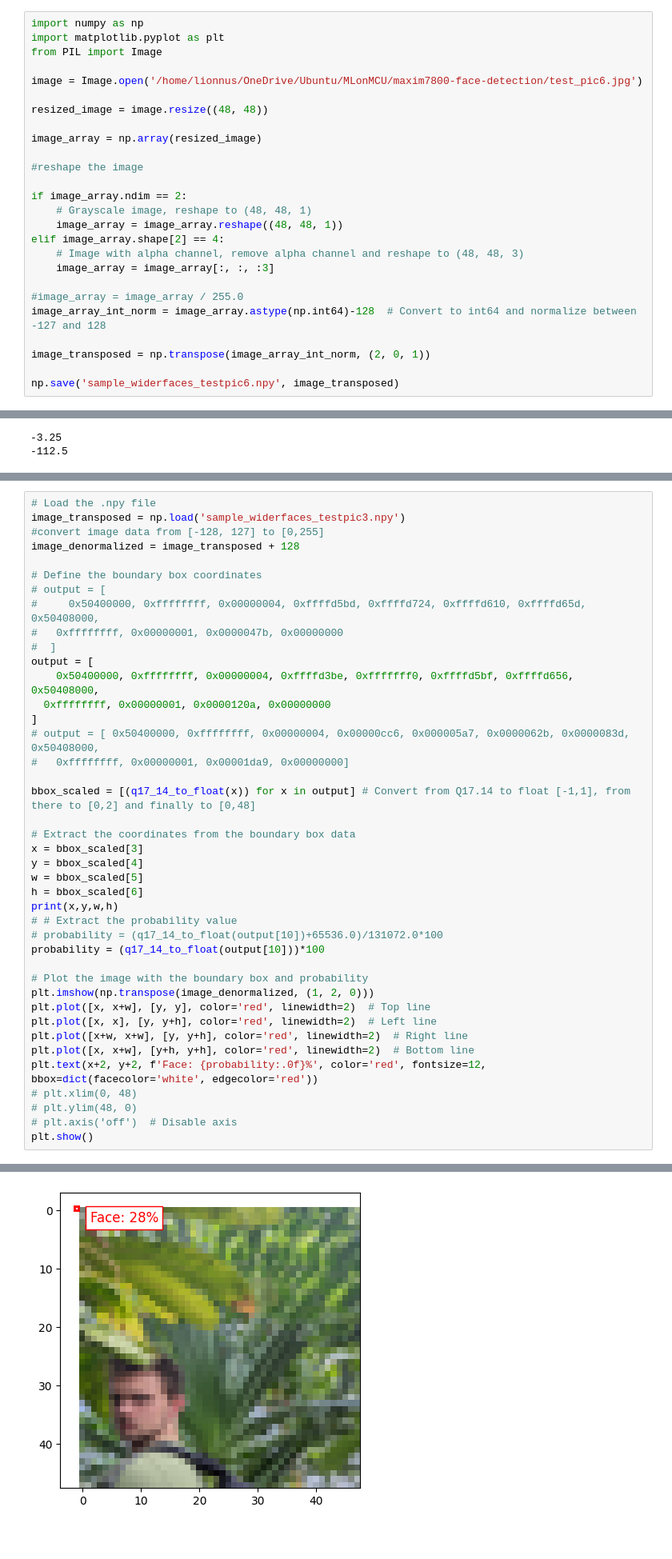
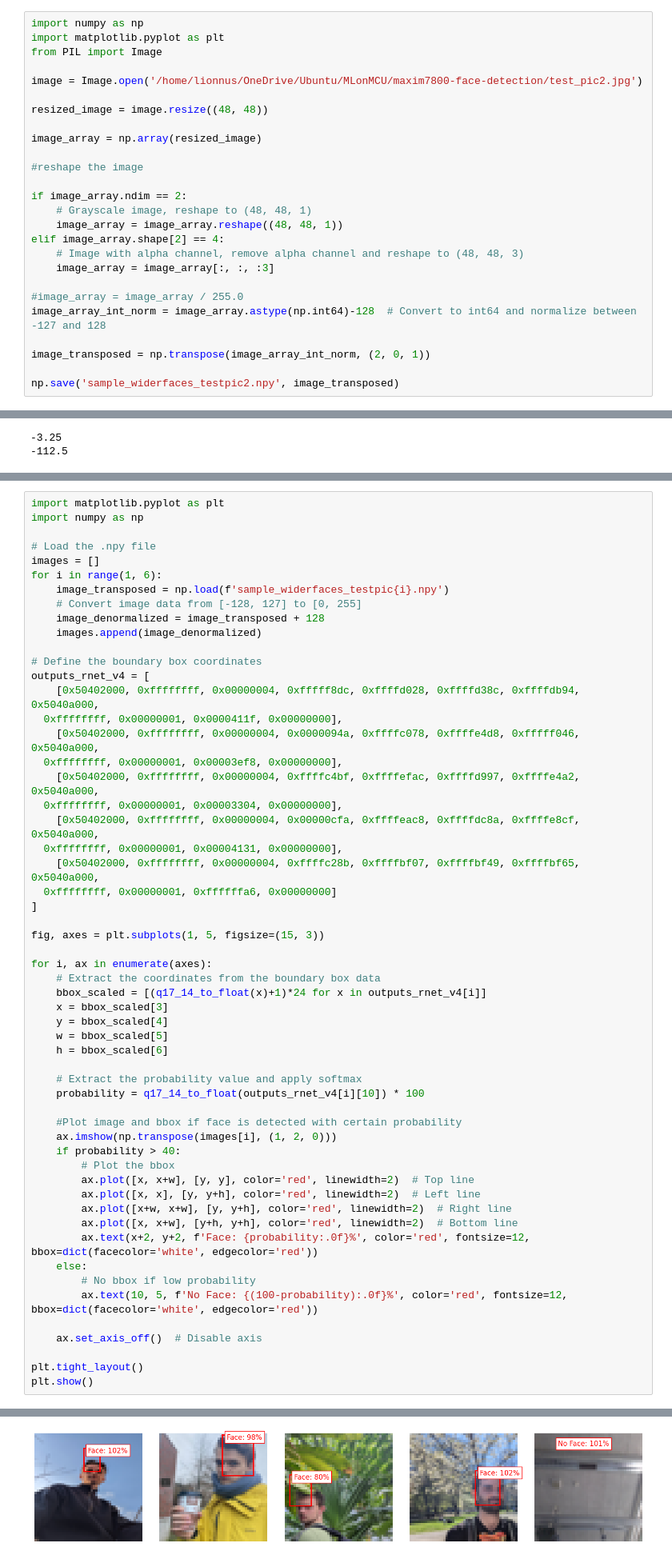
Before and after one commit to lionnus/MAX78000-Face-Detection, a Jupyter notebook: pytorch_face_detection.ipynb, the cells around one changed output, grey strips where cells are left out. Shown: that part at 80% size. Drawn from its saved outputs; the diff is of its cells as text; blank space fills up the shorter version.

```diff
--- a/pytorch_face_detection.ipynb
+++ b/pytorch_face_detection.ipynb
@@ -1969,7 +1969,7 @@ import numpy as np
 import matplotlib.pyplot as plt
 from PIL import Image
 
-image = Image.open('/home/lionnus/OneDrive/Ubuntu/MLonMCU/maxim7800-face-detection/test_pic6.jpg')
+image = Image.open('/home/lionnus/OneDrive/Ubuntu/MLonMCU/maxim7800-face-detection/test_pic2.jpg')
 
 resized_image = image.resize((48, 48))
 
@@ -1989,7 +1989,7 @@ image_array_int_norm = image_array.astype(np.int64)-128  # Convert to int64 and
 
 image_transposed = np.transpose(image_array_int_norm, (2, 0, 1))
 
-np.save('sample_widerfaces_testpic6.npy', image_transposed)
+np.save('sample_widerfaces_testpic2.npy', image_transposed)
 # %%
 from PIL import Image, ImageOps
 import numpy as np
@@ -2092,42 +2166,57 @@ print((q17_14_to_float(x)+1)*50)
 # %%
+import matplotlib.pyplot as plt
+import numpy as np
+
 # Load the .npy file
-image_transposed = np.load('sample_widerfaces_testpic3.npy')
-#convert image data from [-128, 127] to [0,255]
-image_denormalized = image_transposed + 128
+images = []
+for i in range(1, 6):
+    image_transposed = np.load(f'sample_widerfaces_testpic{i}.npy')
+    # Convert image data from [-128, 127] to [0, 255]
+    image_denormalized = image_transposed + 128
+    images.append(image_denormalized)
 
 # Define the boundary box coordinates
-# output = [
-#     0x50400000, 0xffffffff, 0x00000004, 0xffffd5bd, 0xffffd724, 0xffffd610, 0xffffd65d, 0x50408000,
-#   0xffffffff, 0x00000001, 0x0000047b, 0x00000000
-#  ]
-output = [
-    0x50400000, 0xffffffff, 0x00000004, 0xffffd3be, 0xfffffff0, 0xffffd5bf, 0xffffd656, 0x50408000,
-  0xffffffff, 0x00000001, 0x0000120a, 0x00000000
+outputs_rnet_v4 = [
+    [0x50402000, 0xffffffff, 0x00000004, 0xfffff8dc, 0xffffd028, 0xffffd38c, 0xffffdb94, 0x5040a000,
+  0xffffffff, 0x00000001, 0x0000411f, 0x00000000],
+    [0x50402000, 0xffffffff, 0x00000004, 0x0000094a, 0xffffc078, 0xffffe4d8, 0xfffff046, 0x5040a000,
+  0xffffffff, 0x00000001, 0x00003ef8, 0x00000000],
+    [0x50402000, 0xffffffff, 0x00000004, 0xffffc4bf, 0xffffefac, 0xffffd997, 0xffffe4a2, 0x5040a000,
+  0xffffffff, 0x00000001, 0x00003304, 0x00000000],
+    [0x50402000, 0xffffffff, 0x00000004, 0x00000cfa, 0xffffeac8, 0xffffdc8a, 0xffffe8cf, 0x5040a000,
+  0xffffffff, 0x00000001, 0x00004131, 0x00000000],
+    [0x50402000, 0xffffffff, 0x00000004, 0xffffc28b, 0xffffbf07, 0xffffbf49, 0xffffbf65, 0x5040a000,
+  0xffffffff, 0x00000001, 0xffffffa6, 0x00000000]
 ]
-# output = [ 0x50400000, 0xffffffff, 0x00000004, 0x00000cc6, 0x000005a7, 0x0000062b, 0x0000083d, 0x50408000,
-#   0xffffffff, 0x00000001, 0x00001da9, 0x00000000]
 
-bbox_scaled = [(q17_14_to_float(x)) for x in output] # Convert from Q17.14 to float [-1,1], from there to [0,2] and finally to [0,48]
+fig, axes = plt.subplots(1, 5, figsize=(15, 3))
 
-# Extract the coordinates from the boundary box data
-x = bbox_scaled[3]
-y = bbox_scaled[4]
-w = bbox_scaled[5]
-h = bbox_scaled[6]
-print(x,y,w,h)
-# # Extract the probability value
-# probability = (q17_14_to_float(output[10])+65536.0)/131072.0*100
-probability = (q17_14_to_float(output[10]))*100
+for i, ax in enumerate(axes):
+    # Extract the coordinates from the boundary box data
+    bbox_scaled = [(q17_14_to_float(x)+1)*24 for x in outputs_rnet_v4[i]]
+    x = bbox_scaled[3]
+    y = bbox_scaled[4]
+    w = bbox_scaled[5]
+    h = bbox_scaled[6]
 
-# Plot the image with the boundary box and probability
-plt.imshow(np.transpose(image_denormalized, (1, 2, 0)))
-plt.plot([x, x+w], [y, y], color='red', linewidth=2)  # Top line
-plt.plot([x, x], [y, y+h], color='red', linewidth=2)  # Left line
-plt.plot([x+w, x+w], [y, y+h], color='red', linewidth=2)  # Right line
-plt.plot([x, x+w], [y+h, y+h], color='red', linewidth=2)  # Bottom line
-plt.text(x+2, y+2, f'Face: {probability:.0f}%', color='red', fontsize=12, bbox=dict(facecolor='white', edgecolor='red'))
-# plt.xlim(0, 48)
-# plt.ylim(48, 0)
-# plt.axis('off')  # Disable axis
+    # Extract the probability value and apply softmax
+    probability = q17_14_to_float(outputs_rnet_v4[i][10]) * 100
+
+    #Plot image and bbox if face is detected with certain probability
+    ax.imshow(np.transpose(images[i], (1, 2, 0)))
+    if probability > 40:
+        # Plot the bbox
+        ax.plot([x, x+w], [y, y], color='red', linewidth=2)  # Top line
+        ax.plot([x, x], [y, y+h], color='red', linewidth=2)  # Left line
+        ax.plot([x+w, x+w], [y, y+h], color='red', linewidth=2)  # Right line
+        ax.plot([x, x+w], [y+h, y+h], color='red', linewidth=2)  # Bottom line
+        ax.text(x+2, y+2, f'Face: {probability:.0f}%', color='red', fontsize=12, bbox=dict(facecolor='white', edgecolor='red'))
+    else:
+        # No bbox if low probability
+        ax.text(10, 5, f'No Face: {(100-probability):.0f}%', color='red', fontsize=12, bbox=dict(facecolor='white', edgecolor='red'))
+
+    ax.set_axis_off()  # Disable axis
+
+plt.tight_layout()
 plt.show()
 # %% [output]
@@ -2135,4 +2223,4 @@ plt.show()
-[figure, old version]
+[figure, new version]
 # %% [markdown]
 ### Connect to MCU
 # %%
```
Also changed, not shown: parts of 5 cells of this notebook.
